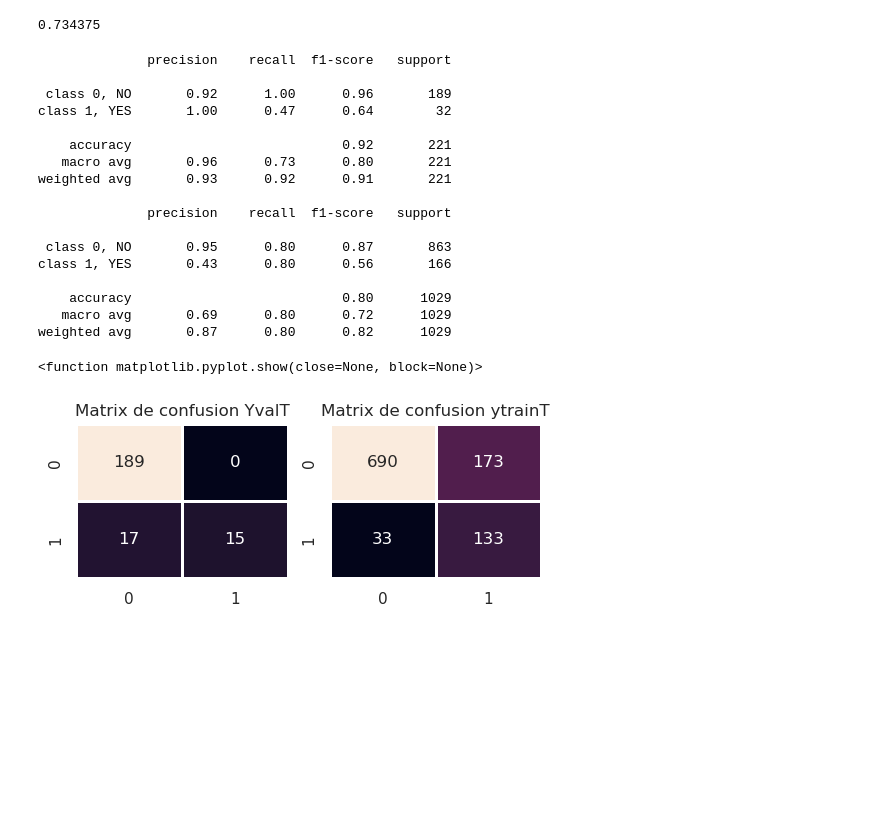
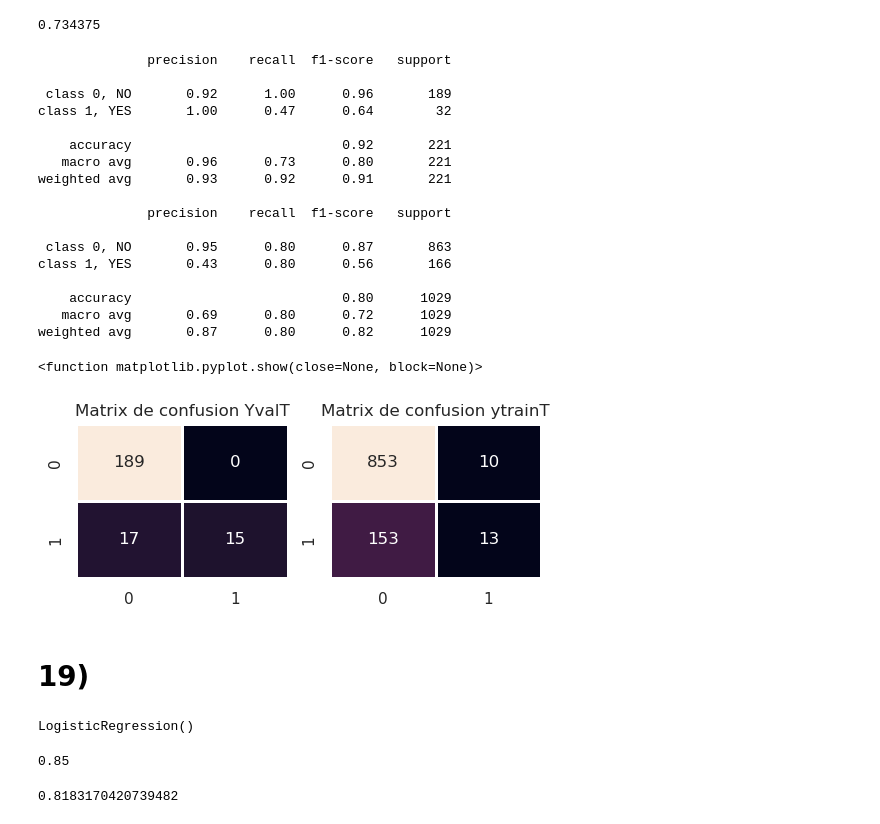
Before and after one commit to fran-dev-front/actividad2_3, a Jupyter notebook: Actividad_Semanas_3_y_4.ipynb, the cells around one changed output. Drawn from its saved outputs; the diff is of its cells as text; code cells hidden in the pictures; blank space fills up the shorter version.

```diff
--- a/Actividad_Semanas_3_y_4.ipynb
+++ b/Actividad_Semanas_3_y_4.ipynb
@@ -1379,38 +1397,60 @@ recall_score(yvalT, predictionsXvalT_selected, average='macro')
 0.734375
 # %%
 cf_matrix_vyalT = confusion_matrix(yvalT, predictionsXvalT_selected)
-cf_matrix_ytrainT = confusion_matrix(ytrainT, XtrainT_smote_omek)
+cf_matrix_ytrainT = confusion_matrix(ytrainT, predictionsXtrainT_selected)
 plt.figure(figsize=(6, 2))
 plt.subplot(1,2,1)
 plt.subplot(1,2,1)
 plt.title('Matrix de confusion YvalT')
 target_names = ['class 0, NO', 'class 1, YES']
 print(classification_report(yvalT, predictionsXvalT_selected, target_names=target_names))
 sns.heatmap(cf_matrix_vyalT, linewidths=1, annot=True, fmt='g', cbar=False,)
 plt.subplot(1,2,2)
 plt.title('Matrix de confusion ytrainT')
 target_names = ['class 0, NO', 'class 1, YES']
 print(classification_report(ytrainT, XtrainT_smote_omek, target_names=target_names))
 sns.heatmap(cf_matrix_ytrainT, linewidths=1, annot=True, fmt='g', cbar=False,)
 
 plt.show
 # %% [output]
               precision    recall  f1-score   support
 
  class 0, NO       0.92      1.00      0.96       189
 class 1, YES       1.00      0.47      0.64        32
 
     accuracy                           0.92       221
    macro avg       0.96      0.73      0.80       221
 weighted avg       0.93      0.92      0.91       221
 
               precision    recall  f1-score   support
 
  class 0, NO       0.95      0.80      0.87       863
 class 1, YES       0.43      0.80      0.56       166
 
     accuracy                           0.80      1029
    macro avg       0.69      0.80      0.72      1029
 weighted avg       0.87      0.80      0.82      1029
 <function matplotlib.pyplot.show(close=None, block=None)>
-[figure, old version]
+[figure, new version]
+# %% [markdown]
+# 19)
+# %%
+
+
+X_train_selected = sfm.fit_transform(XtestT, ytestT)
+X_test_selected = sfm.transform(XtestT)
+X_val_selected = sfm.transform(XtestT)
+logisticRegr_smote.fit(X_train_selected, ytestT)
+
+X_val_tr_selected = sfm.fit_transform(XvalT, yvalT)
+X_val_tst_selected = sfm.transform(XvalT)
+X_val_selected = sfm.transform(XvalT)
+logisticRegr_smote.fit(X_val_tr_selected, yvalT)
+
+lrg_smote = SMOTE(random_state=42)
+X_resampled, y_resampled = lrg_smote.fit_resample(X_test_selected, ytest)
+
+logisticRegr_smote = LogisticRegression()
+logisticRegr_smote.fit(X_resampled, y_resampled)
+# %% [output]
+LogisticRegression()
@@ -1416,0 +1462,9 @@ weighted avg       0.87      0.80      0.82      1029
+# %%
+score = accuracy_score(ytestT, predictionsXtrainT_selected)
+score
+# %% [output]
+0.85
+# %%
+recall_score(ytestT, predictionsXtrainT_selected, average='macro')
+# %% [output]
+0.8183170420739482
```
Also changed, not shown: parts of 9 cells of this notebook.
